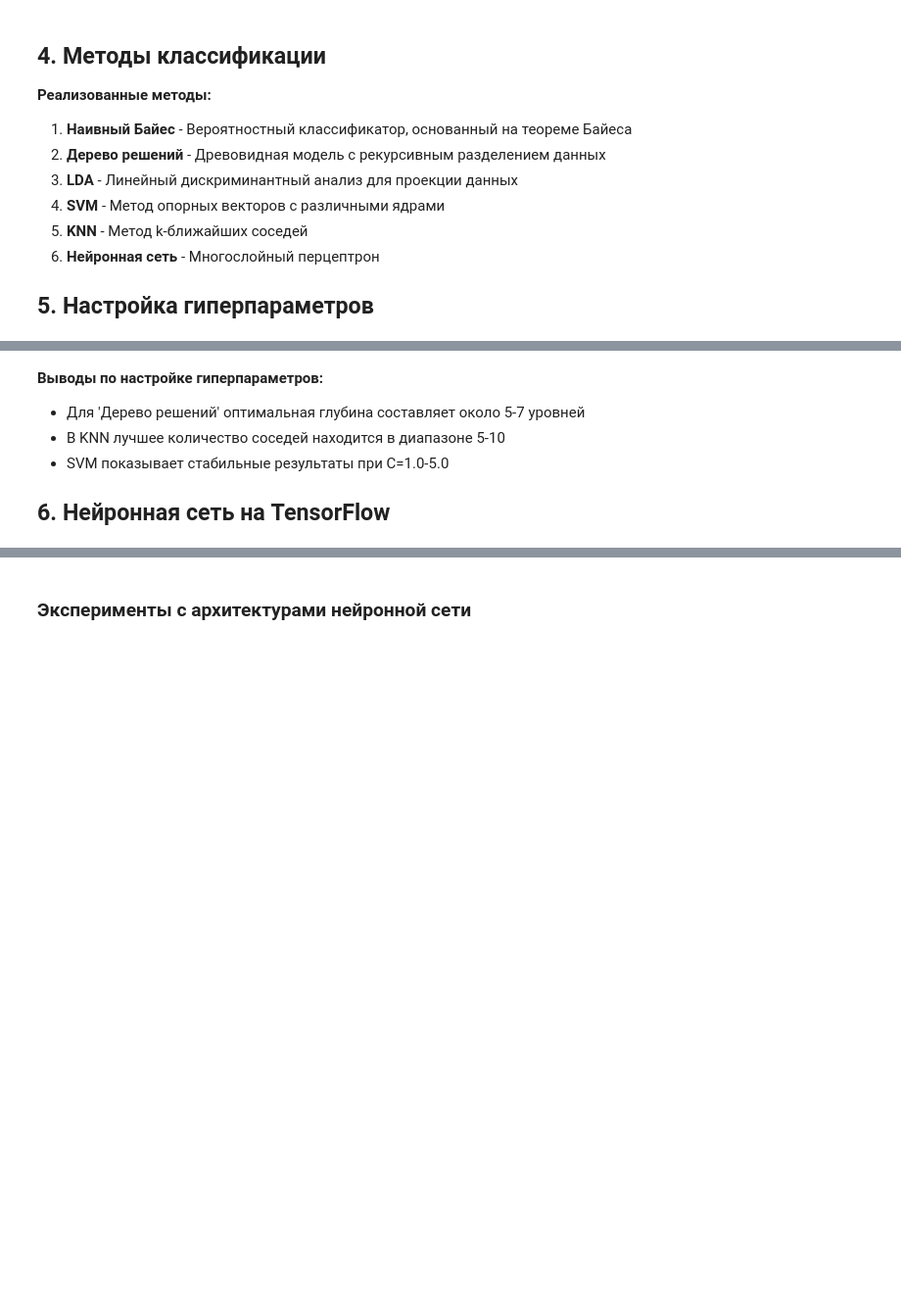
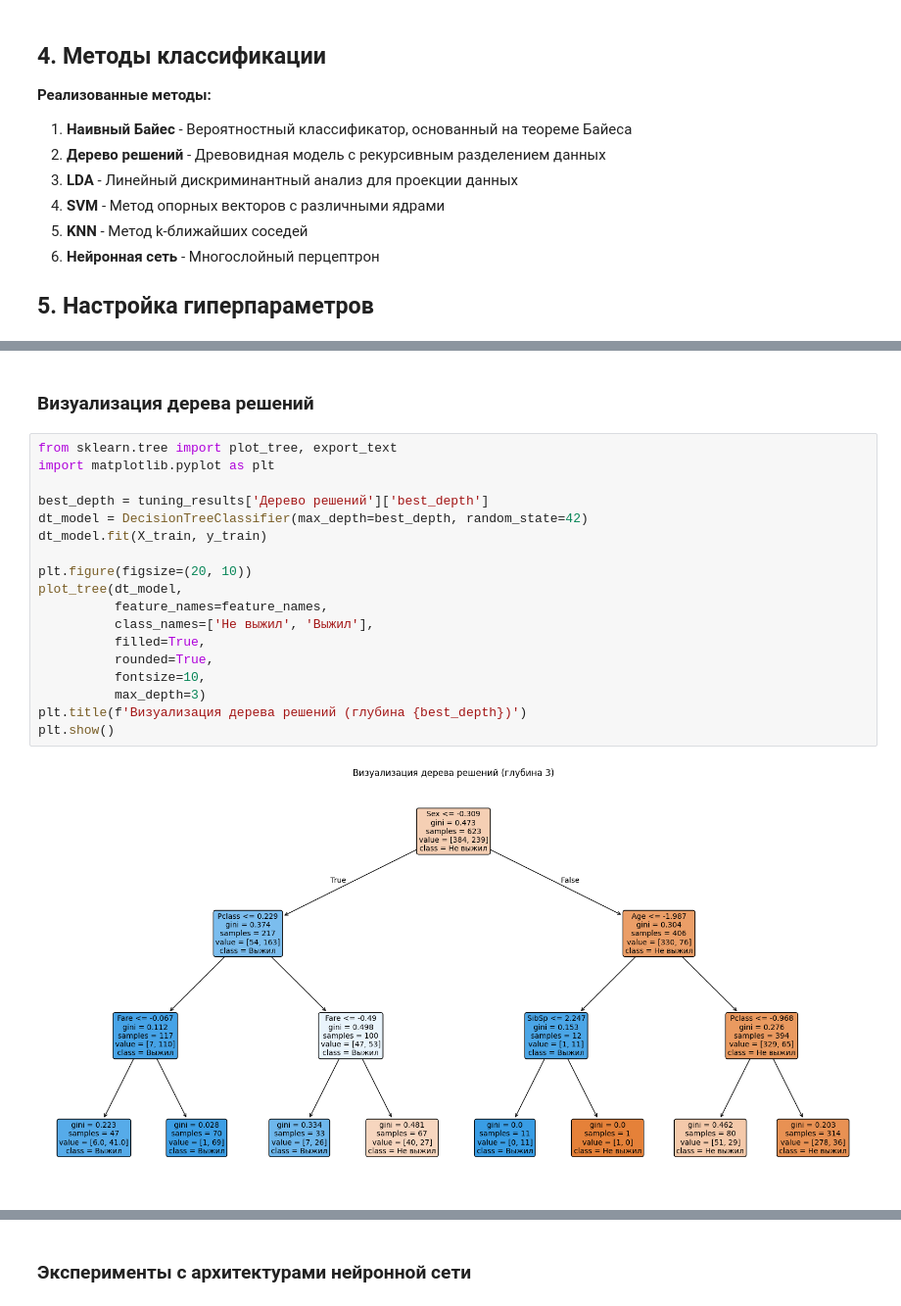
Before and after one commit to sofiatrifonova/ML_lab3, a Jupyter notebook: report.ipynb, the cells around one changed output, grey strips where cells are left out. Shown at 98% size. Drawn from its saved outputs; the diff is of its cells as text; blank space fills up the shorter version.

```diff
--- a/report.ipynb
+++ b/report.ipynb
@@ -295,7 +284,22 @@ tuning_results = tuner.run_all_tuning()
-# %% [markdown]
-**Выводы по настройке гиперпараметров:**
-- Для 'Дерево решений' оптимальная глубина составляет около 5-7 уровней
-- В KNN лучшее количество соседей находится в диапазоне 5-10
-- SVM показывает стабильные результаты при C=1.0-5.0
-
-## 6. Нейронная сеть на TensorFlow
+# %% [markdown]
+### Визуализация дерева решений
+# %%
+from sklearn.tree import plot_tree, export_text
+import matplotlib.pyplot as plt
+
+best_depth = tuning_results['Дерево решений']['best_depth']
+dt_model = DecisionTreeClassifier(max_depth=best_depth, random_state=42)
+dt_model.fit(X_train, y_train)
+
+plt.figure(figsize=(20, 10))
+plot_tree(dt_model,
+          feature_names=feature_names,
+          class_names=['Не выжил', 'Выжил'],
+          filled=True,
+          rounded=True,
+          fontsize=10,
+          max_depth=3)
+plt.title(f'Визуализация дерева решений (глубина {best_depth})')
+plt.show()
+# %% [output]
+[figure, added]
```
Also changed, not shown: parts of 11 cells of this notebook.
